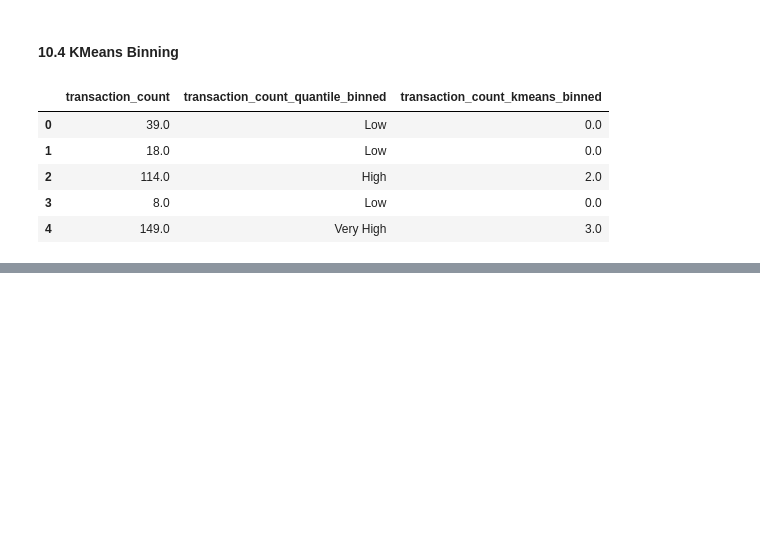
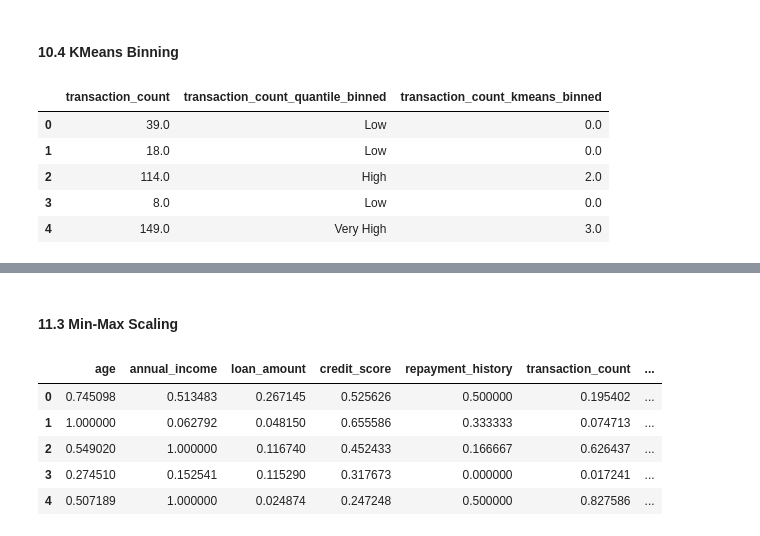
Before and after one commit to ah1331/rw, a Jupyter notebook: DPFE/final/a.ipynb, the cells around one changed output, grey strips where cells are left out. Cells and saved outputs as stored; diff of their text form; code cells hidden in the pictures; blank space fills up the shorter version.

```diff
--- a/DPFE/final/a.ipynb
+++ b/DPFE/final/a.ipynb
@@ -467,0 +505,13 @@ df[['transaction_count', 'transaction_count_quantile_binned', 'transaction_count
+# %% [markdown]
+#### 11.3 Min-Max Scaling
+# %%
+minmax_scaler = MinMaxScaler()
+df_minmax = pd.DataFrame(minmax_scaler.fit_transform(df[numeric_columns]), columns=numeric_columns, index=df.index)
+df_minmax.head()
+# %% [output]
+|  | age | annual_income | loan_amount | credit_score | repayment_history | transaction_count | ... |
+| 0 | 0.745098 | 0.513483 | 0.267145 | 0.525626 | 0.500000 | 0.195402 | ... |
+| 1 | 1.000000 | 0.062792 | 0.048150 | 0.655586 | 0.333333 | 0.074713 | ... |
+| 2 | 0.549020 | 1.000000 | 0.116740 | 0.452433 | 0.166667 | 0.626437 | ... |
+| 3 | 0.274510 | 0.152541 | 0.115290 | 0.317673 | 0.000000 | 0.017241 | ... |
+| 4 | 0.507189 | 1.000000 | 0.024874 | 0.247248 | 0.500000 | 0.827586 | ... |
```
Also changed, not shown: parts of 28 cells of this notebook, 8 other files.
